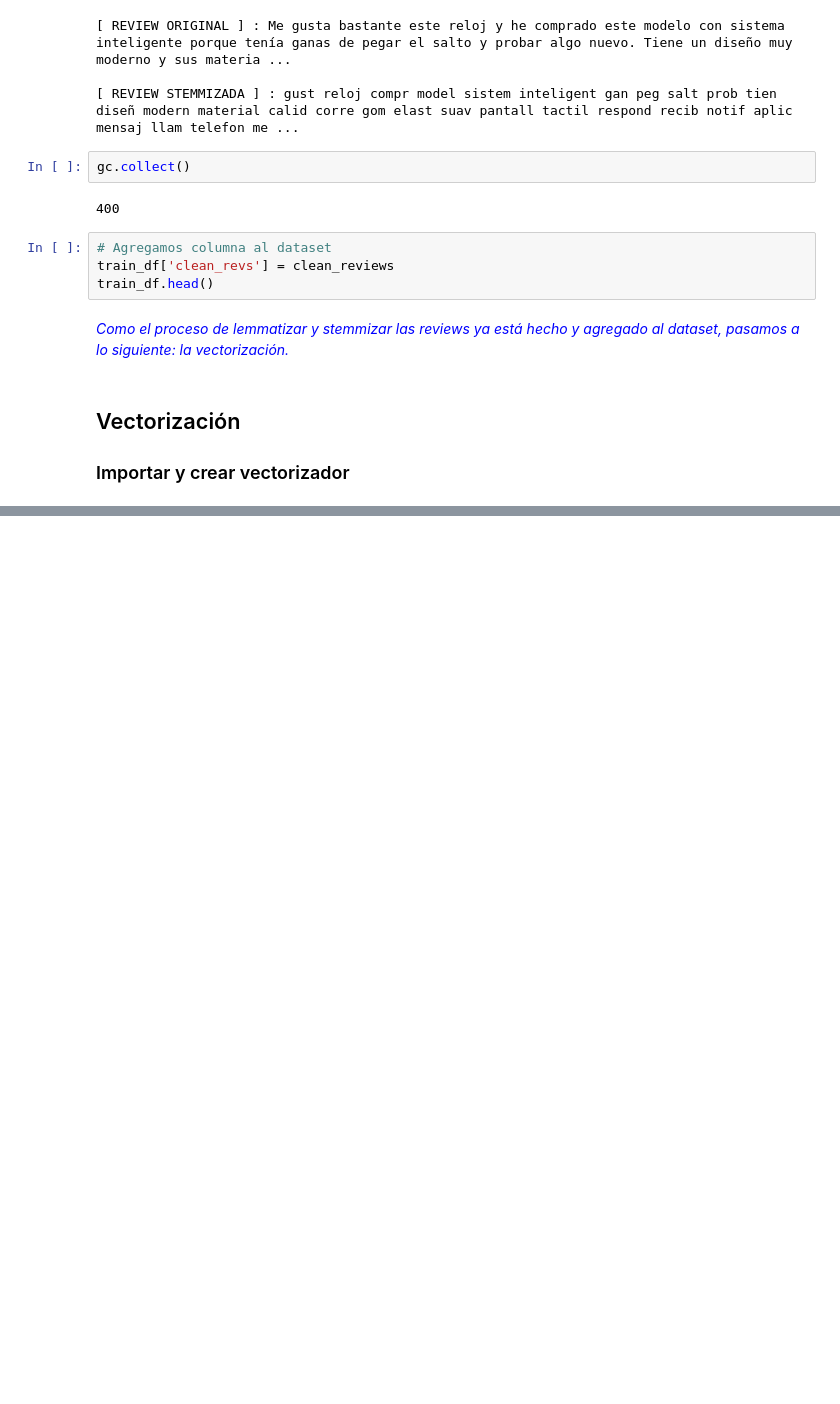
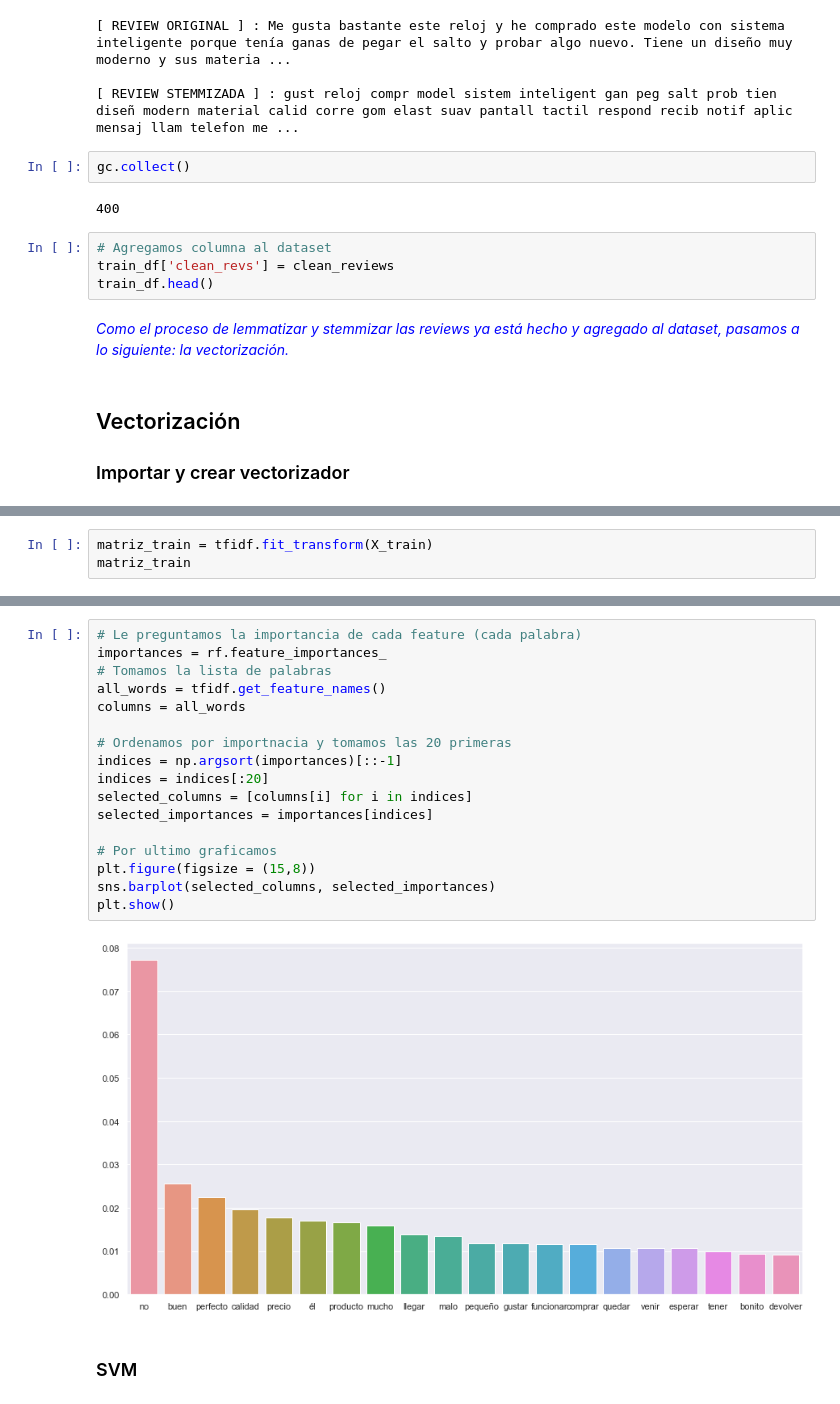
Before and after one commit to lusalmeron/Acamica-DS-Proyecto-3-NLP, a Jupyter notebook: Salmerón_Proyecto_03_NLP.ipynb, the cells around one changed output, grey strips where cells are left out. Drawn from its saved outputs; the diff is of its cells as text; blank space fills up the shorter version.

```diff
--- a/Salmerón_Proyecto_03_NLP.ipynb
+++ b/Salmerón_Proyecto_03_NLP.ipynb
@@ -750,0 +787,3 @@ matriz_revs.toarray()
+# %%
+matriz_train = tfidf.fit_transform(X_train)
+matriz_train
@@ -796,0 +871,21 @@ confusion(y_test,y_pred)
+# %%
+# Le preguntamos la importancia de cada feature (cada palabra)
+importances = rf.feature_importances_
+# Tomamos la lista de palabras
+all_words = tfidf.get_feature_names()
+columns = all_words
+
+# Ordenamos por importnacia y tomamos las 20 primeras
+indices = np.argsort(importances)[::-1]
+indices = indices[:20]
+selected_columns = [columns[i] for i in indices]
+selected_importances = importances[indices]
+
+# Por ultimo graficamos
+plt.figure(figsize = (15,8))
+sns.barplot(selected_columns, selected_importances)
+plt.show()
+# %% [output]
+[figure, added]
+# %% [markdown]
+### SVM
```
Also changed, not shown: parts of 29 cells of this notebook.
